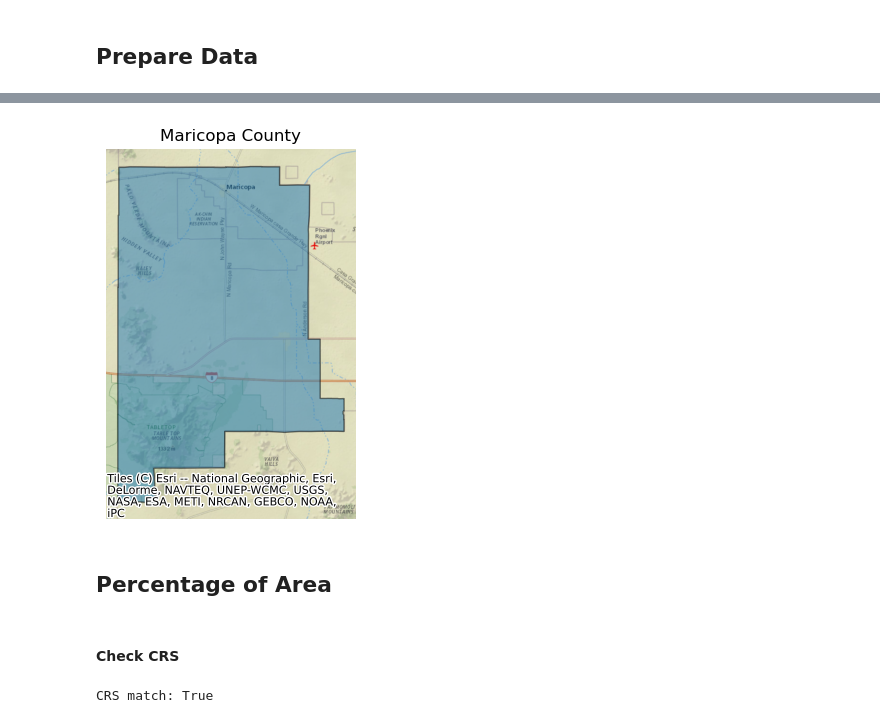
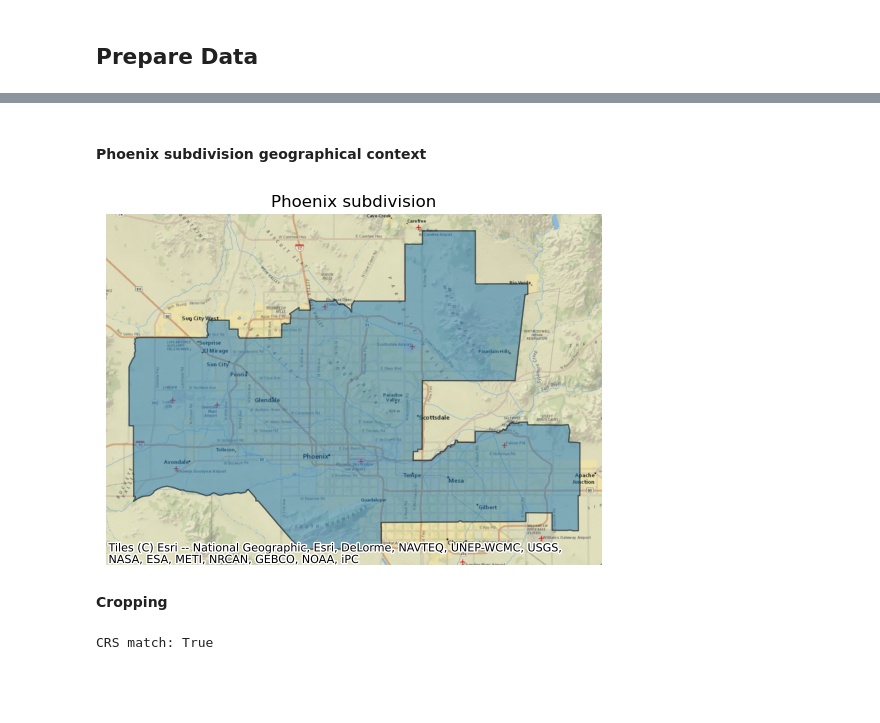
Before and after one commit to hazelvaq/Maricopa-Arizona-Changes-in-Biodiversity-Intactness-Index-, a Jupyter notebook: phoenix_bii_changes.ipynb, the cells around one changed output, grey strips where cells are left out. Saved outputs shown, nothing was run; the diff lists cells and outputs as text; code cells hidden in the pictures; blank space fills up the shorter version.

```diff
--- a/phoenix_bii_changes.ipynb
+++ b/phoenix_bii_changes.ipynb
@@ -173,26 +190,0 @@ maricopa_county
-# %%
-# Map of Maricopa with appropraite geographical context
-
-fig, ax = plt.subplots()
-
-(maricopa_county.to_crs(epsg=3857).plot(ax=ax, figsize = (20,20), alpha = 0.5, edgecolor = "k"))
-
-ctx.add_basemap(ax=ax, source = ctx.providers.Esri.NatGeoWorldMap)
-
-ax.set_title("Maricopa County")
-ax.set_axis_off()
-# %% [output]
-[figure, removed]
-# %% [markdown]
-## Percentage of Area
-# %% [markdown]
-#### Check CRS
-# %%
-# Let's make an if statement if its false to change the crs
-
-# reproject maricopa_county to stack crs
-maricopa_county = maricopa_county.to_crs(bi_2017.rio.crs)
-
-print("CRS match:",maricopa_county.crs == bi_2017.rio.crs)
-# %% [output]
-CRS match: True
@@ -206,0 +191,24 @@ bi_2020 = bi_2020.rio.clip_box(*maricopa_county.total_bounds)
+# %% [markdown]
+#### Phoenix subdivision geographical context
+# %%
+# Map of Phoenix subdivision with appropraite geographical context
+
+fig, ax = plt.subplots()
+
+(phoenix.to_crs(epsg=3857).plot(ax=ax, figsize = (20,20), alpha = 0.5, edgecolor = "k"))
+
+ctx.add_basemap(ax=ax, source = ctx.providers.Esri.NatGeoWorldMap)
+
+ax.set_title("Phoenix subdivision")
+ax.set_axis_off()
+# %% [output]
+[figure, added]
+# %% [markdown]
+**Cropping**
+# %%
+# reproject phoenix to stack crs
+phoenix = phoenix.to_crs(bi_2017.rio.crs)
+
+print("CRS match:",phoenix.crs == bi_2017.rio.crs)
+# %% [output]
+CRS match: True
```
Also changed, not shown: parts of 21 cells of this notebook.
